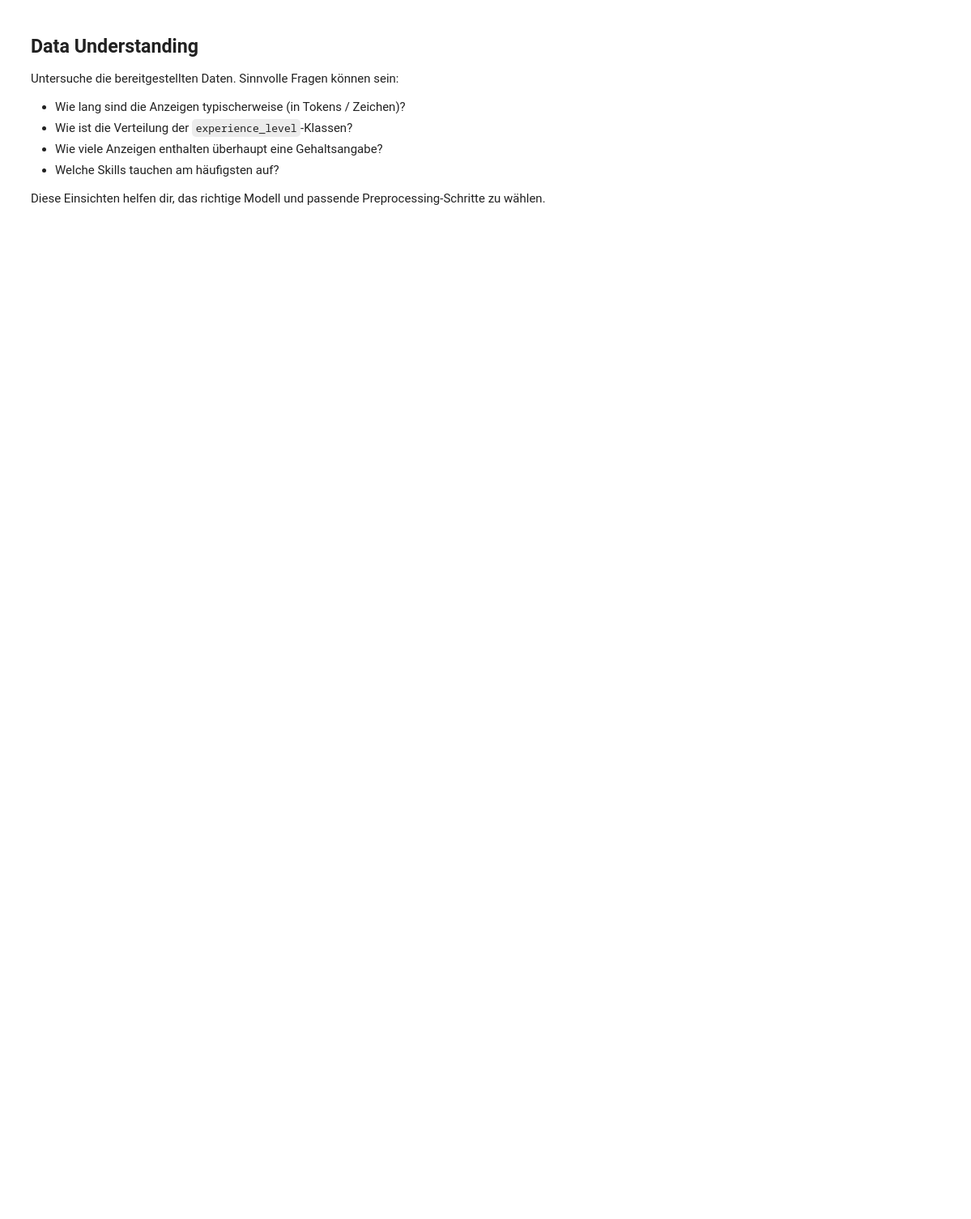
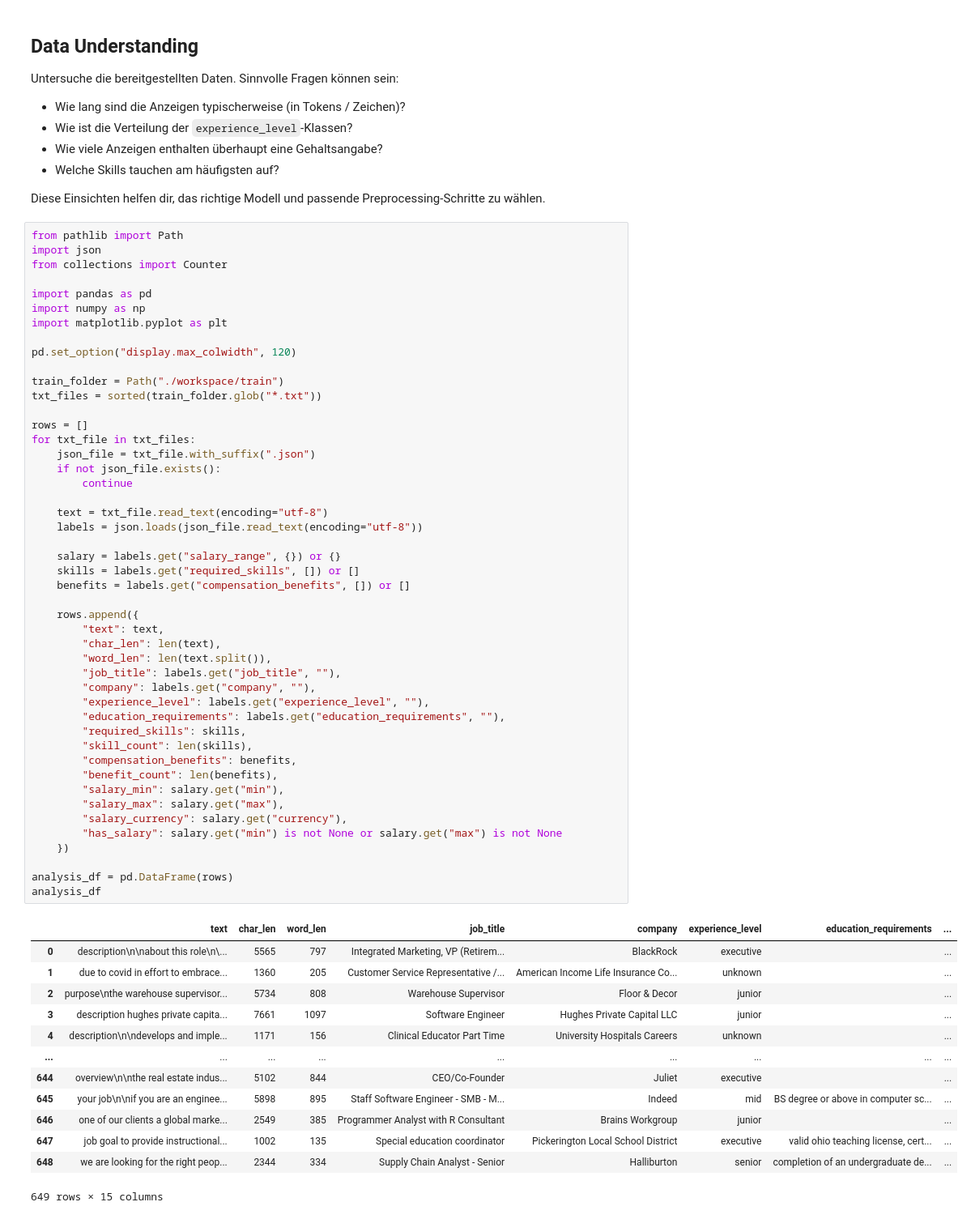
Before and after one commit to Sparkobbable/mdl2_fallstudie, a Jupyter notebook: Pruefungsleistung_Stellenanzeigenextraktion.ipynb, the cells around one changed output. Shown at 81% size. Drawn from its saved outputs; the diff is of its cells as text; blank space fills up the shorter version.

```diff
--- a/Pruefungsleistung_Stellenanzeigenextraktion.ipynb
+++ b/Pruefungsleistung_Stellenanzeigenextraktion.ipynb
@@ -456,3 +458,64 @@ Untersuche die bereitgestellten Daten. Sinnvolle Fragen können sein:
 - Welche Skills tauchen am häufigsten auf?
 
 Diese Einsichten helfen dir, das richtige Modell und passende Preprocessing-Schritte zu wählen.
+# %%
+from pathlib import Path
+import json
+from collections import Counter
+
+import pandas as pd
+import numpy as np
+import matplotlib.pyplot as plt
+
+pd.set_option("display.max_colwidth", 120)
+
+train_folder = Path("./workspace/train")
+txt_files = sorted(train_folder.glob("*.txt"))
+
+rows = []
+for txt_file in txt_files:
+    json_file = txt_file.with_suffix(".json")
+    if not json_file.exists():
+        continue
+
+    text = txt_file.read_text(encoding="utf-8")
+    labels = json.loads(json_file.read_text(encoding="utf-8"))
+
+    salary = labels.get("salary_range", {}) or {}
+    skills = labels.get("required_skills", []) or []
+    benefits = labels.get("compensation_benefits", []) or []
+
+    rows.append({
+        "text": text,
+        "char_len": len(text),
+        "word_len": len(text.split()),
+        "job_title": labels.get("job_title", ""),
+        "company": labels.get("company", ""),
+        "experience_level": labels.get("experience_level", ""),
+        "education_requirements": labels.get("education_requirements", ""),
+        "required_skills": skills,
+        "skill_count": len(skills),
+        "compensation_benefits": benefits,
+        "benefit_count": len(benefits),
+        "salary_min": salary.get("min"),
+        "salary_max": salary.get("max"),
+        "salary_currency": salary.get("currency"),
+        "has_salary": salary.get("min") is not None or salary.get("max") is not None
+    })
+
+analysis_df = pd.DataFrame(rows)
+analysis_df
+# %% [output]
+|  | text | char_len | word_len | job_title | company | experience_level | education_requirements | ... |
+| 0 | description\n\nabout this role\n\... | 5565 | 797 | Integrated Marketing, VP (Retirem... | BlackRock | executive |  | ... |
+| 1 | due to covid in effort to embrace... | 1360 | 205 | Customer Service Representative /... | American Income Life Insurance Co... | unknown |  | ... |
+| 2 | purpose\nthe warehouse supervisor... | 5734 | 808 | Warehouse Supervisor | Floor & Decor | junior |  | ... |
+| 3 | description hughes private capita... | 7661 | 1097 | Software Engineer | Hughes Private Capital LLC | junior |  | ... |
+| 4 | description\n\ndevelops and imple... | 1171 | 156 | Clinical Educator Part Time | University Hospitals Careers | unknown |  | ... |
+| ... | ... | ... | ... | ... | ... | ... | ... | ... |
+| 644 | overview\n\nthe real estate indus... | 5102 | 844 | CEO/Co-Founder | Juliet | executive |  | ... |
+| 645 | your job\n\nif you are an enginee... | 5898 | 895 | Staff Software Engineer - SMB - M... | Indeed | mid | BS degree or above in computer sc... | ... |
+| 646 | one of our clients a global marke... | 2549 | 385 | Programmer Analyst with R Consultant | Brains Workgroup | junior |  | ... |
+| 647 | job goal to provide instructional... | 1002 | 135 | Special education coordinator | Pickerington Local School District | executive | valid ohio teaching license, cert... | ... |
+| 648 | we are looking for the right peop... | 2344 | 334 | Supply Chain Analyst - Senior | Halliburton | senior | completion of an undergraduate de... | ... |
+649 rows × 15 columns
```
Also changed, not shown: parts of 20 cells of this notebook, 3 other files.
